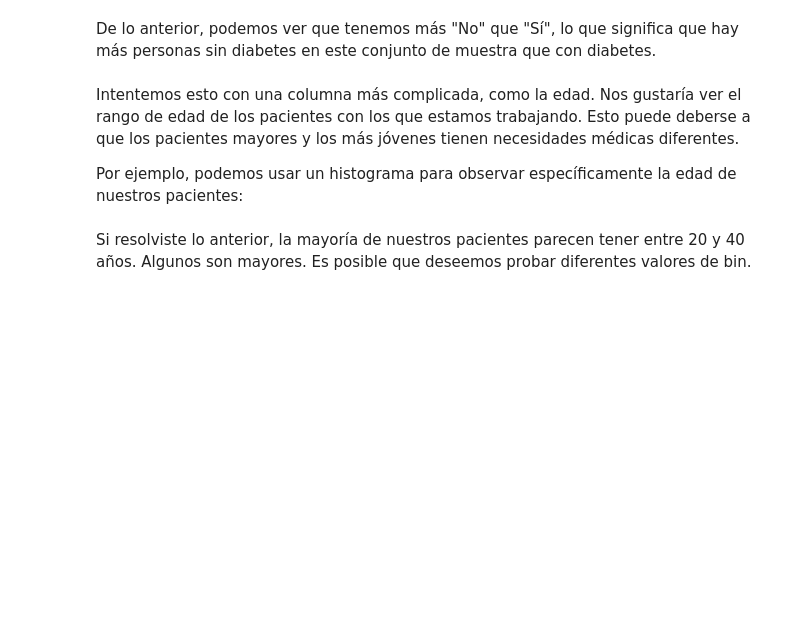
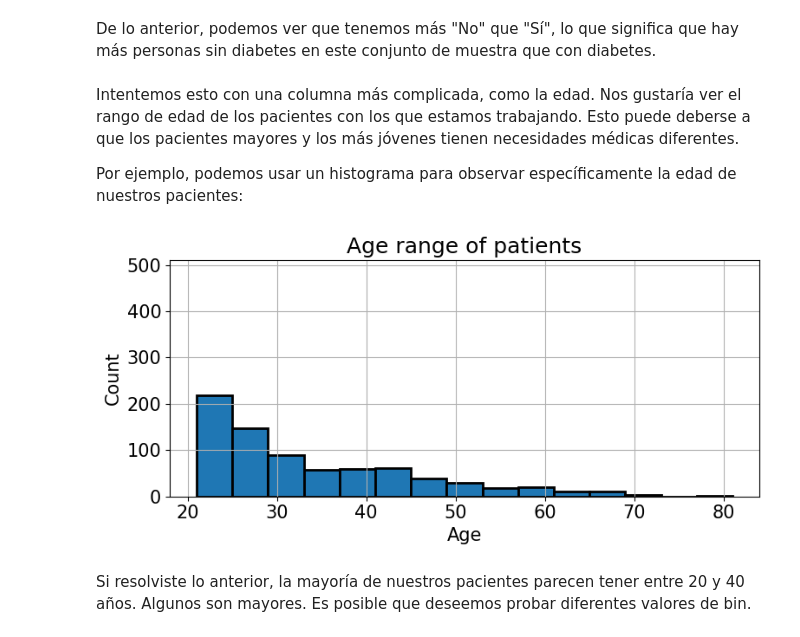
Before and after one commit to esvelpe/IA, a Jupyter notebook: IntroduccionMachineLearning/reto_procesando_un_dataset.ipynb, the cells around one changed output. Cells and saved outputs as stored; diff of their text form; code cells hidden in the pictures; blank space fills up the shorter version.

```diff
--- a/IntroduccionMachineLearning/reto_procesando_un_dataset.ipynb
+++ b/IntroduccionMachineLearning/reto_procesando_un_dataset.ipynb
@@ -201,12 +203,14 @@ Por ejemplo, podemos usar un histograma para observar específicamente la edad d
 # %%
 f = plt.figure(figsize=(8,4))
 ax = f.add_subplot(1,1,1)
-data["Age"].hist(ax=ax, edgecolor='black', linewidth=2)
+data["Age"].hist(ax=ax, edgecolor='black', linewidth=2, bins=15)
 ax.set_title("Age range of patients")
 ax.set_ylim([0, 510])
 ax.set_xlabel("Age")
 ax.set_ylabel("Count")
 f.tight_layout()
+# %% [output]
+[figure, added]
 # %% [markdown]
 Si resolviste lo anterior, la mayoría de nuestros pacientes parecen tener entre 20 y 40 años. Algunos son mayores. Es posible que deseemos probar diferentes valores de bin.
 # %% [markdown]
```
Also changed, not shown: parts of 8 cells of this notebook.
